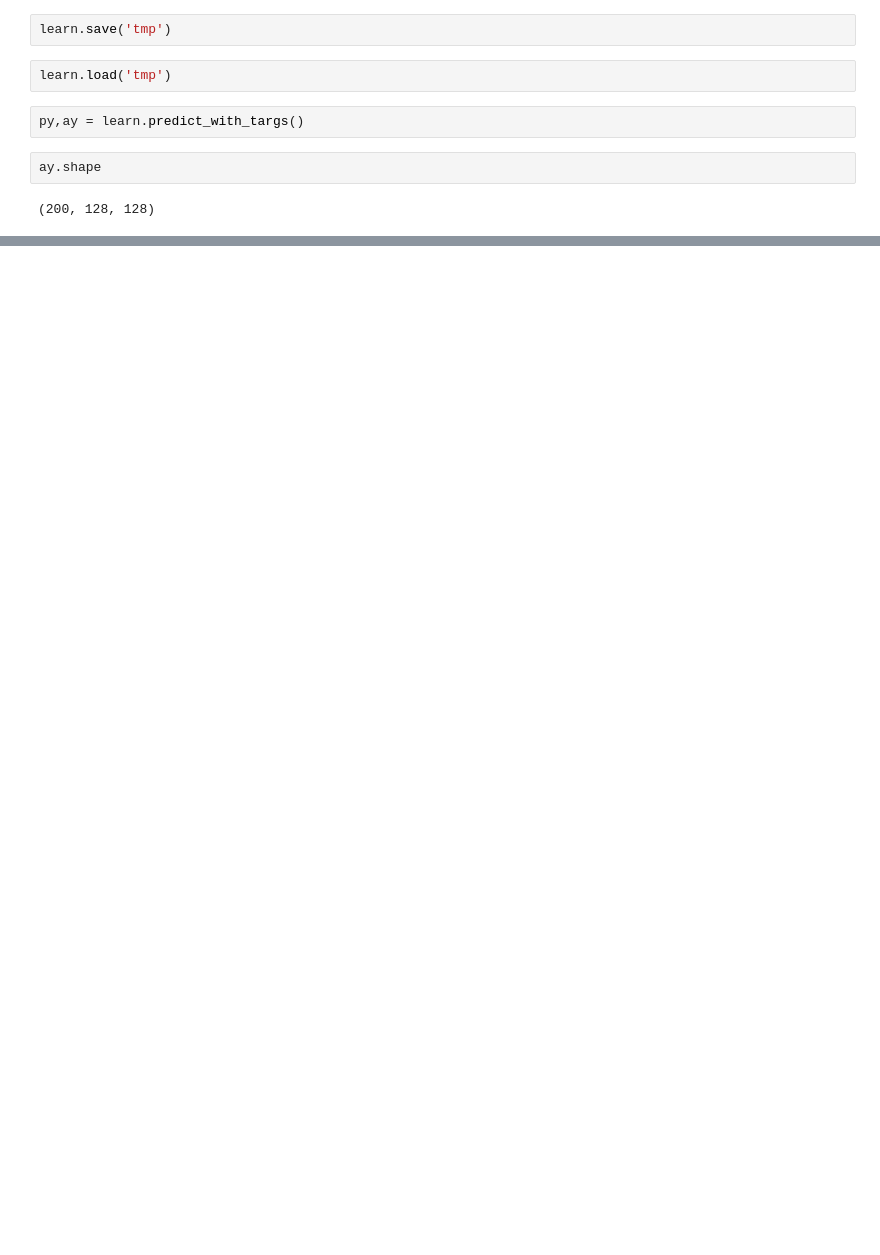
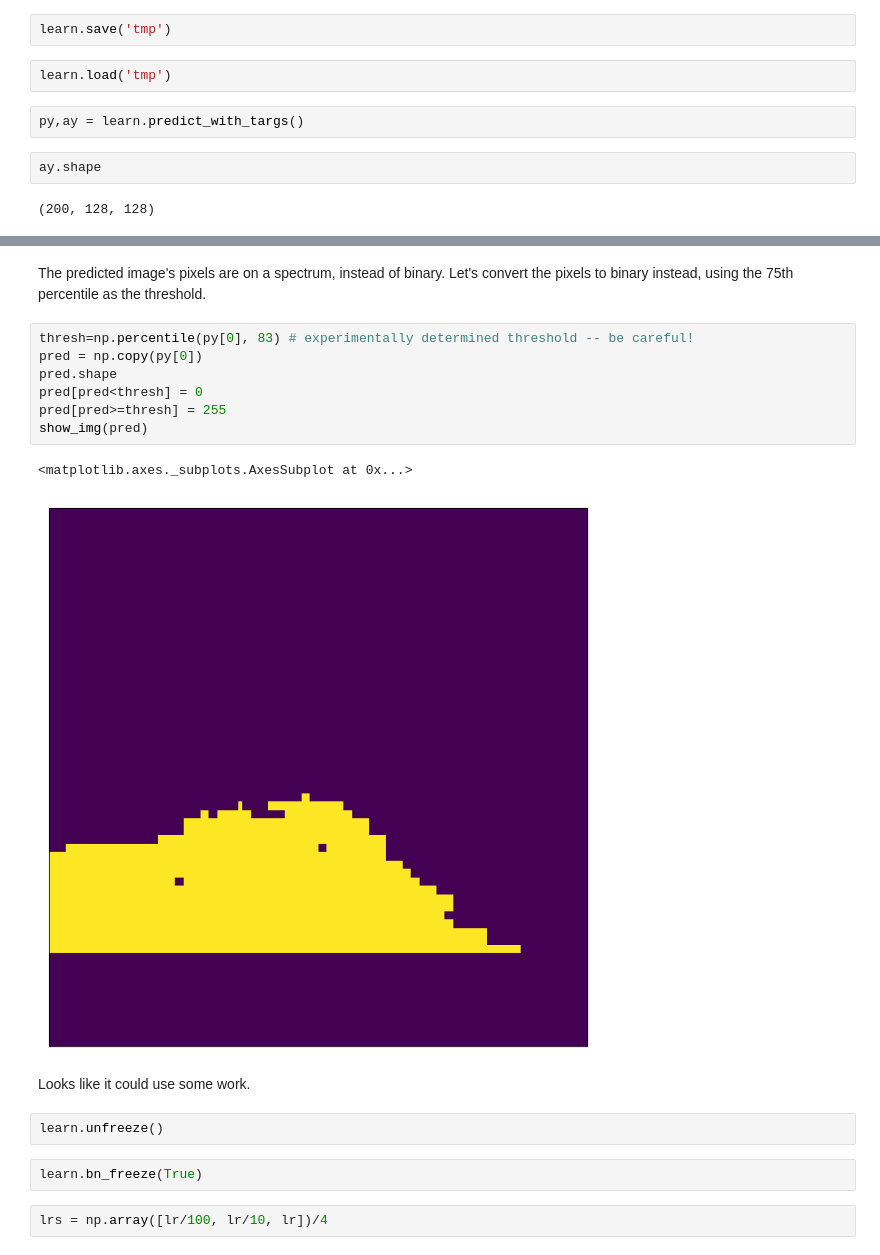
Before and after one commit to thedch/lyft-challenge, a Jupyter notebook: lyft.ipynb, the cells around one changed output, grey strips where cells are left out. Drawn from its saved outputs; the diff is of its cells as text; blank space fills up the shorter version.

```diff
--- a/lyft.ipynb
+++ b/lyft.ipynb
@@ -322,0 +236,20 @@ array([177.75375, 178.2156 , 176.8425 , 177.30014, 169.90054, 170.35196, 167.803
+# %% [markdown]
+The predicted image's pixels are on a spectrum, instead of binary. Let's convert the pixels to binary instead, using the 75th percentile as the threshold.
+# %%
+thresh=np.percentile(py[0], 83) # experimentally determined threshold -- be careful!
+pred = np.copy(py[0])
+pred.shape
+pred[pred<thresh] = 0
+pred[pred>=thresh] = 255
+show_img(pred)
+# %% [output]
+<matplotlib.axes._subplots.AxesSubplot at 0x...>
+[figure, added]
+# %% [markdown]
+Looks like it could use some work.
+# %%
+learn.unfreeze()
+# %%
+learn.bn_freeze(True)
+# %%
+lrs = np.array([lr/100, lr/10, lr])/4
```
Also changed, not shown: parts of 34 cells of this notebook, 1 other file.
